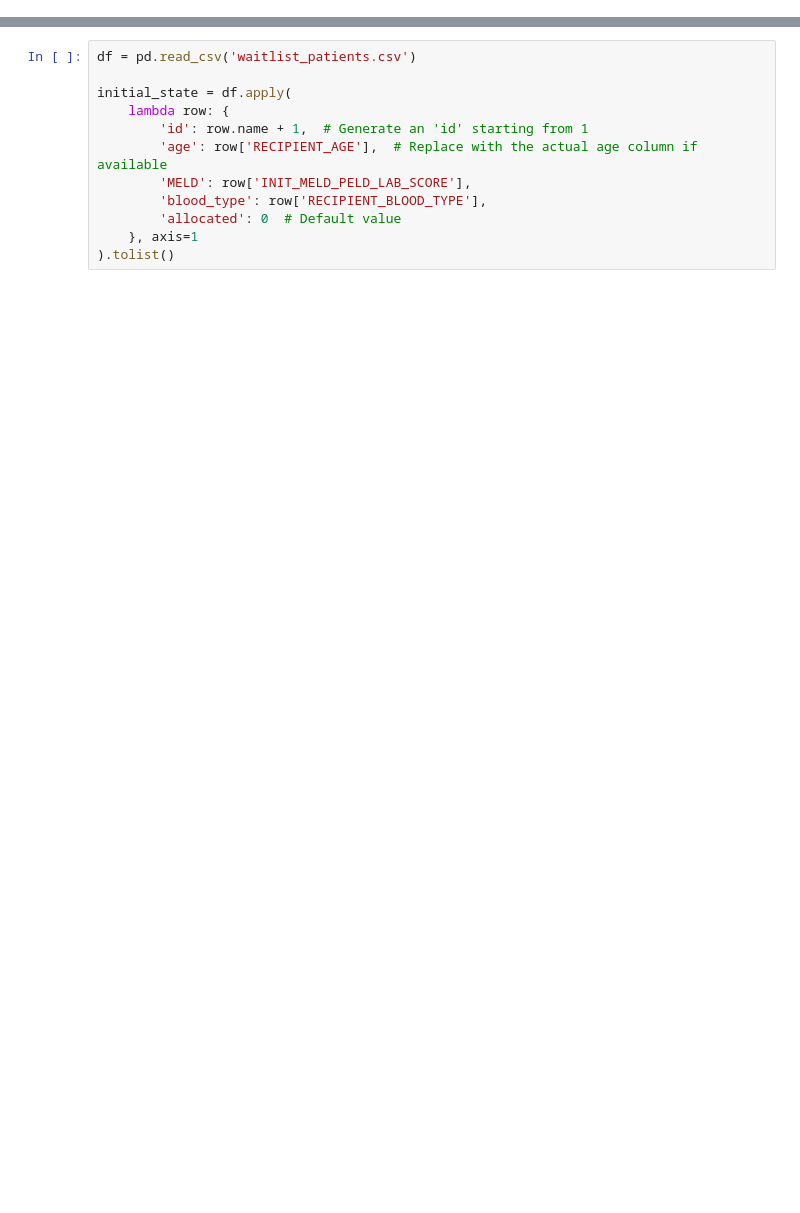
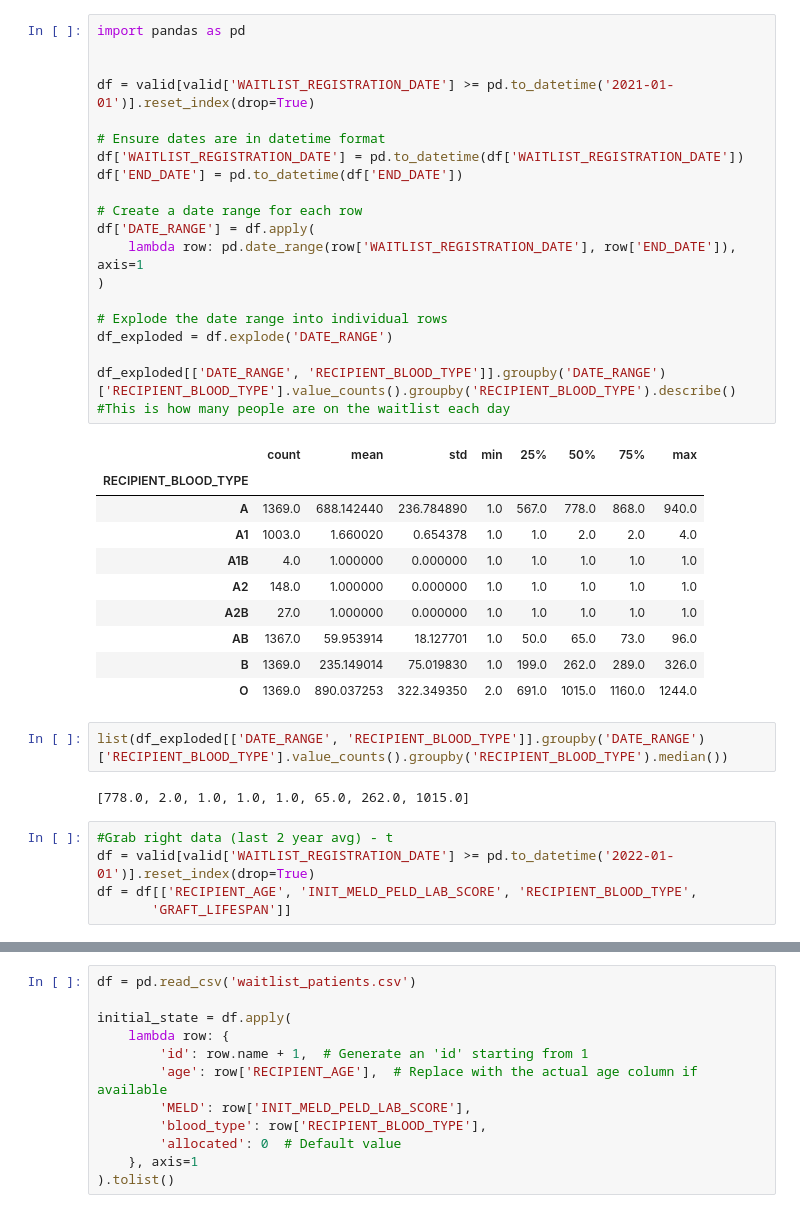
Before and after one commit to justinebreuch/organ-allocation, a Jupyter notebook: Organ Allocation Model.ipynb, the cells around one changed output, grey strips where cells are left out. Drawn from its saved outputs; the diff is of its cells as text; blank space fills up the shorter version.

```diff
--- a/Organ Allocation Model.ipynb
+++ b/Organ Allocation Model.ipynb
@@ -330,0 +550,40 @@ Index(['ORGAN_TRANSPLANT_ID', 'WAITLIST_ID', 'RECIPIENT_ID', 'DONOR_ID',
+# %%
+import pandas as pd
+
+
+df = valid[valid['WAITLIST_REGISTRATION_DATE'] >= pd.to_datetime('2021-01-01')].reset_index(drop=True)
+
+# Ensure dates are in datetime format
+df['WAITLIST_REGISTRATION_DATE'] = pd.to_datetime(df['WAITLIST_REGISTRATION_DATE'])
+df['END_DATE'] = pd.to_datetime(df['END_DATE'])
+
+# Create a date range for each row
+df['DATE_RANGE'] = df.apply(
+    lambda row: pd.date_range(row['WAITLIST_REGISTRATION_DATE'], row['END_DATE']), axis=1
+)
+
+# Explode the date range into individual rows
+df_exploded = df.explode('DATE_RANGE')
+
+df_exploded[['DATE_RANGE', 'RECIPIENT_BLOOD_TYPE']].groupby('DATE_RANGE')['RECIPIENT_BLOOD_TYPE'].value_counts().groupby('RECIPIENT_BLOOD_TYPE').describe()
+#This is how many people are on the waitlist each day
+# %% [output]
+|  | count | mean | std | min | 25% | 50% | 75% | max |
+| RECIPIENT_BLOOD_TYPE |  |  |  |  |  |  |  |  |
+| A | 1369.0 | 688.142440 | 236.784890 | 1.0 | 567.0 | 778.0 | 868.0 | 940.0 |
+| A1 | 1003.0 | 1.660020 | 0.654378 | 1.0 | 1.0 | 2.0 | 2.0 | 4.0 |
+| A1B | 4.0 | 1.000000 | 0.000000 | 1.0 | 1.0 | 1.0 | 1.0 | 1.0 |
+| A2 | 148.0 | 1.000000 | 0.000000 | 1.0 | 1.0 | 1.0 | 1.0 | 1.0 |
+| A2B | 27.0 | 1.000000 | 0.000000 | 1.0 | 1.0 | 1.0 | 1.0 | 1.0 |
+| AB | 1367.0 | 59.953914 | 18.127701 | 1.0 | 50.0 | 65.0 | 73.0 | 96.0 |
+| B | 1369.0 | 235.149014 | 75.019830 | 1.0 | 199.0 | 262.0 | 289.0 | 326.0 |
+| O | 1369.0 | 890.037253 | 322.349350 | 2.0 | 691.0 | 1015.0 | 1160.0 | 1244.0 |
+# %%
+list(df_exploded[['DATE_RANGE', 'RECIPIENT_BLOOD_TYPE']].groupby('DATE_RANGE')['RECIPIENT_BLOOD_TYPE'].value_counts().groupby('RECIPIENT_BLOOD_TYPE').median())
+# %% [output]
+[778.0, 2.0, 1.0, 1.0, 1.0, 65.0, 262.0, 1015.0]
+# %%
+#Grab right data (last 2 year avg) - t
+df = valid[valid['WAITLIST_REGISTRATION_DATE'] >= pd.to_datetime('2022-01-01')].reset_index(drop=True)
+df = df[['RECIPIENT_AGE', 'INIT_MELD_PELD_LAB_SCORE', 'RECIPIENT_BLOOD_TYPE',
+       'GRAFT_LIFESPAN']]
```
Also changed, not shown: parts of 22 cells of this notebook.
